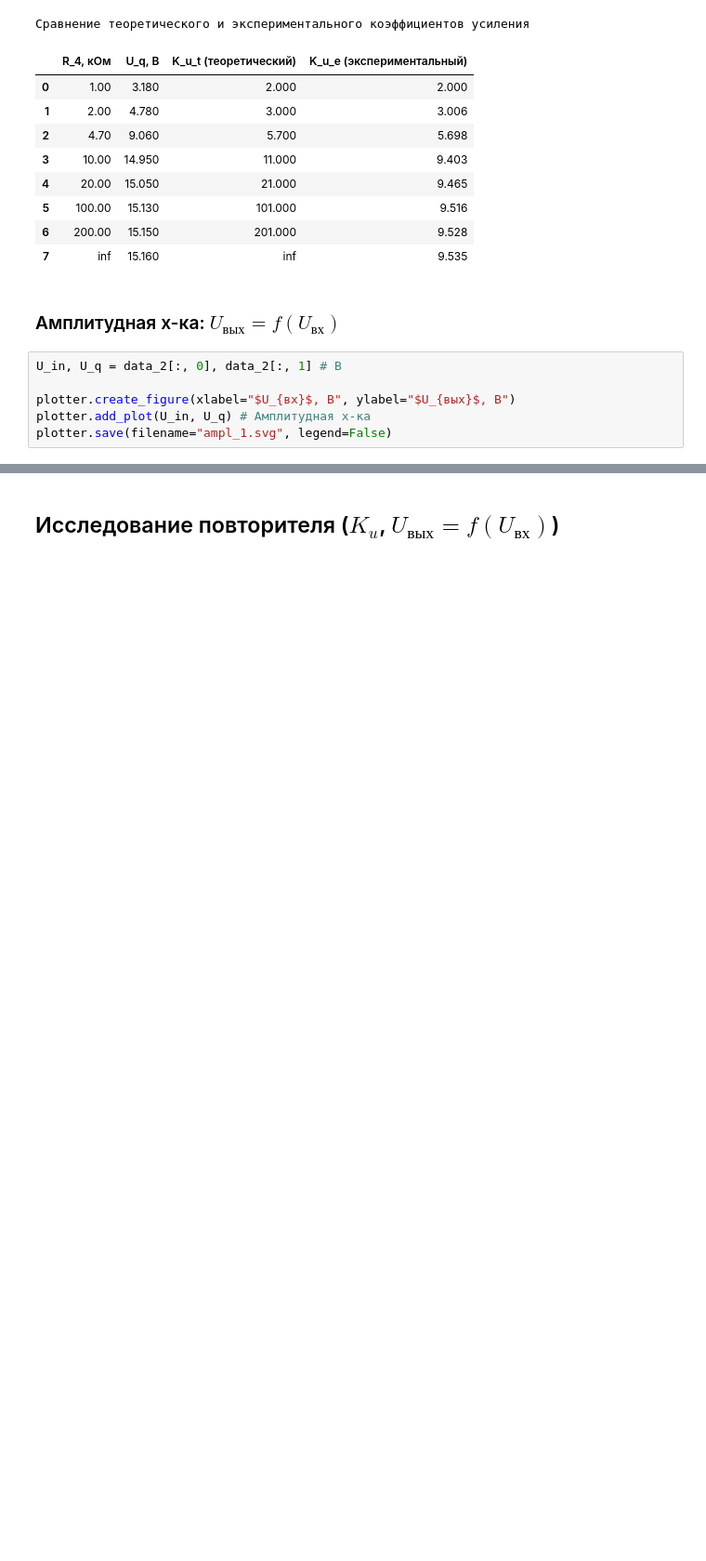
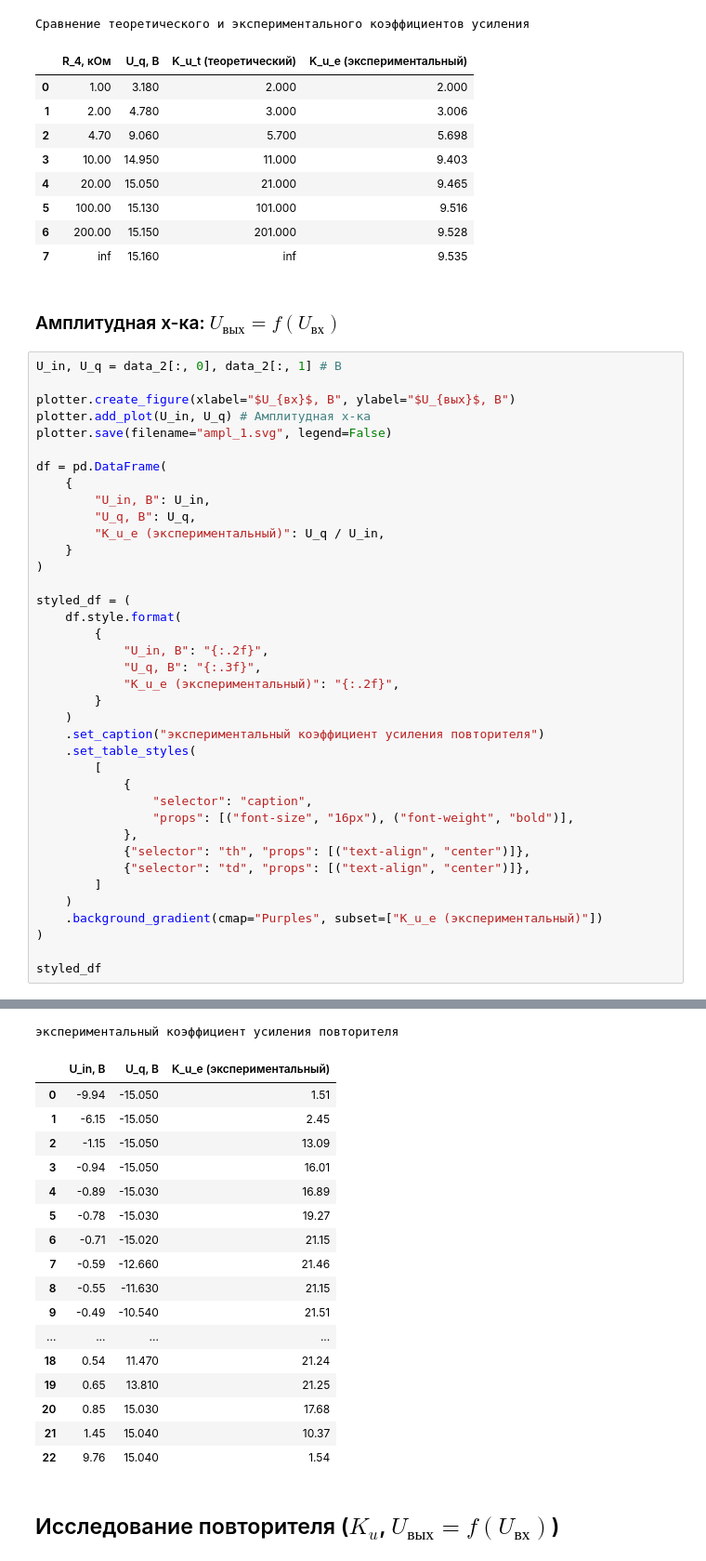
Before and after one commit to egoricsss/university_notebookas, a Jupyter notebook: notebooks/lab2_16_17/lab2_16_17.ipynb, the cells around one changed output, grey strips where cells are left out. Shown at 93% size. Cells and saved outputs as stored; diff of their text form; blank space fills up the shorter version.

```diff
--- a/notebooks/lab2_16_17/lab2_16_17.ipynb
+++ b/notebooks/lab2_16_17/lab2_16_17.ipynb
@@ -182,12 +182,62 @@ Plot saved: graphs/K_u_1.svg
 # %%
 U_in, U_q = data_2[:, 0], data_2[:, 1] # В
 
 plotter.create_figure(xlabel="$U_{вх}$, В", ylabel="$U_{вых}$, В")
 plotter.add_plot(U_in, U_q) # Амплитудная х-ка
 plotter.save(filename="ampl_1.svg", legend=False)
+
+df = pd.DataFrame(
+    {
+        "U_in, В": U_in,
+        "U_q, В": U_q,
+        "K_u_e (экспериментальный)": U_q / U_in,
+    }
+)
+
+styled_df = (
+    df.style.format(
+        {
+            "U_in, В": "{:.2f}",
+            "U_q, В": "{:.3f}",
+            "K_u_e (экспериментальный)": "{:.2f}",
+        }
+    )
+    .set_caption("экспериментальный коэффициент усиления повторителя")
+    .set_table_styles(
+        [
+            {
+                "selector": "caption",
+                "props": [("font-size", "16px"), ("font-weight", "bold")],
+            },
+            {"selector": "th", "props": [("text-align", "center")]},
+            {"selector": "td", "props": [("text-align", "center")]},
+        ]
+    )
+    .background_gradient(cmap="Purples", subset=["K_u_e (экспериментальный)"])
+)
+
+styled_df
 # %% [output]
 [figure]
 Plot saved: graphs/ampl_1.svg
+экспериментальный коэффициент усиления повторителя
+|  | U_in, В | U_q, В | K_u_e (экспериментальный) |
+| 0 | -9.94 | -15.050 | 1.51 |
+| 1 | -6.15 | -15.050 | 2.45 |
+| 2 | -1.15 | -15.050 | 13.09 |
+| 3 | -0.94 | -15.050 | 16.01 |
+| 4 | -0.89 | -15.030 | 16.89 |
+| 5 | -0.78 | -15.030 | 19.27 |
+| 6 | -0.71 | -15.020 | 21.15 |
+| 7 | -0.59 | -12.660 | 21.46 |
+| 8 | -0.55 | -11.630 | 21.15 |
+| 9 | -0.49 | -10.540 | 21.51 |
+| ... | ... | ... | ... |
+| 18 | 0.54 | 11.470 | 21.24 |
+| 19 | 0.65 | 13.810 | 21.25 |
+| 20 | 0.85 | 15.030 | 17.68 |
+| 21 | 1.45 | 15.040 | 10.37 |
+| 22 | 9.76 | 15.040 | 1.54 |
 # %% [markdown]
 ## Исследование повторителя ($K_u$, $U_{вых} = f(U_{вх})$)
 # %%
```
Also changed, not shown: parts of 2 cells of this notebook.
